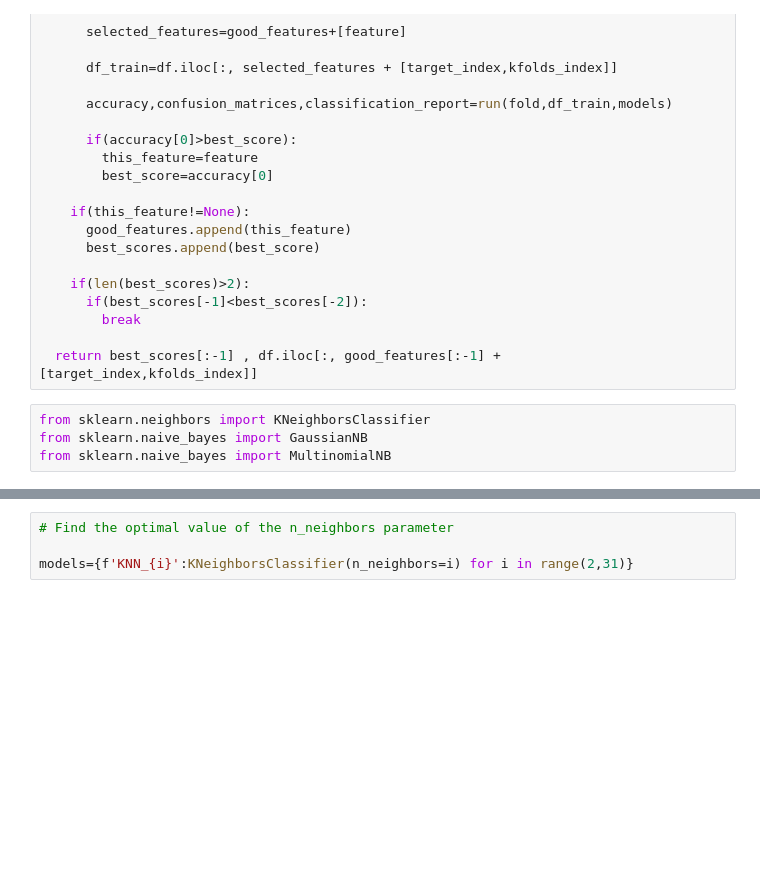
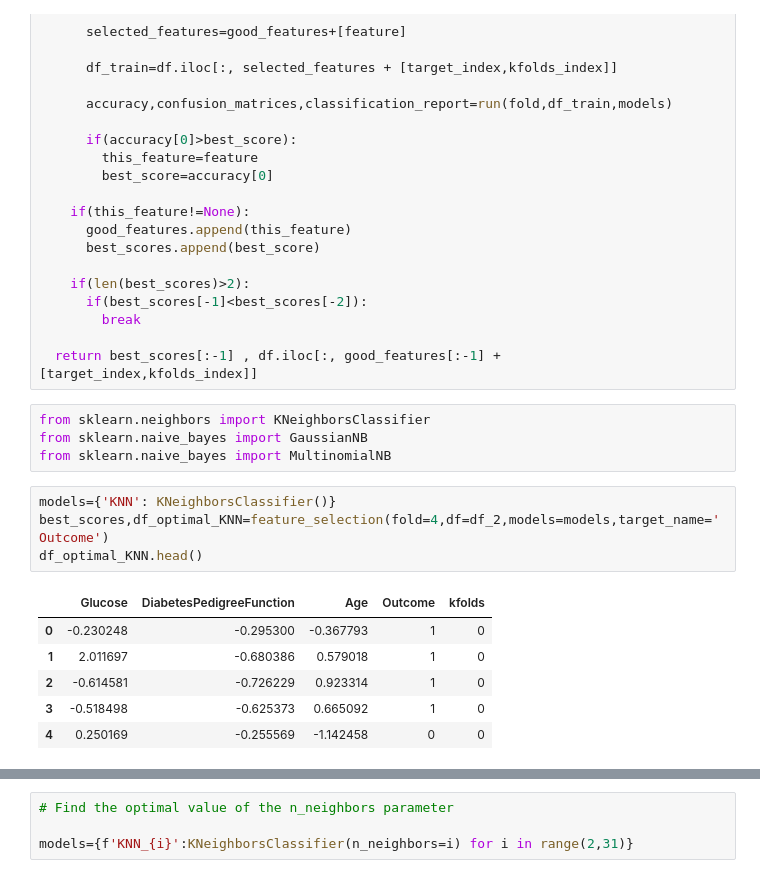
Before and after one commit to AryanMethil/Diabetes-KNN-vs-Naive-Bayes, a Jupyter notebook: Diabetes.ipynb, the cells around one changed output, grey strips where cells are left out. Cells and saved outputs as stored; diff of their text form; blank space fills up the shorter version.

```diff
--- a/Diabetes.ipynb
+++ b/Diabetes.ipynb
@@ -200,3 +200,14 @@ def feature_selection(fold,df,models,target_name):
 from sklearn.neighbors import KNeighborsClassifier
 from sklearn.naive_bayes import GaussianNB
 from sklearn.naive_bayes import MultinomialNB
+# %%
+models={'KNN': KNeighborsClassifier()}
+best_scores,df_optimal_KNN=feature_selection(fold=4,df=df_2,models=models,target_name='Outcome')
+df_optimal_KNN.head()
+# %% [output]
+|  | Glucose | DiabetesPedigreeFunction | Age | Outcome | kfolds |
+| 0 | -0.230248 | -0.295300 | -0.367793 | 1 | 0 |
+| 1 | 2.011697 | -0.680386 | 0.579018 | 1 | 0 |
+| 2 | -0.614581 | -0.726229 | 0.923314 | 1 | 0 |
+| 3 | -0.518498 | -0.625373 | 0.665092 | 1 | 0 |
+| 4 | 0.250169 | -0.255569 | -1.142458 | 0 | 0 |
```
Also changed, not shown: parts of 21 cells of this notebook.
